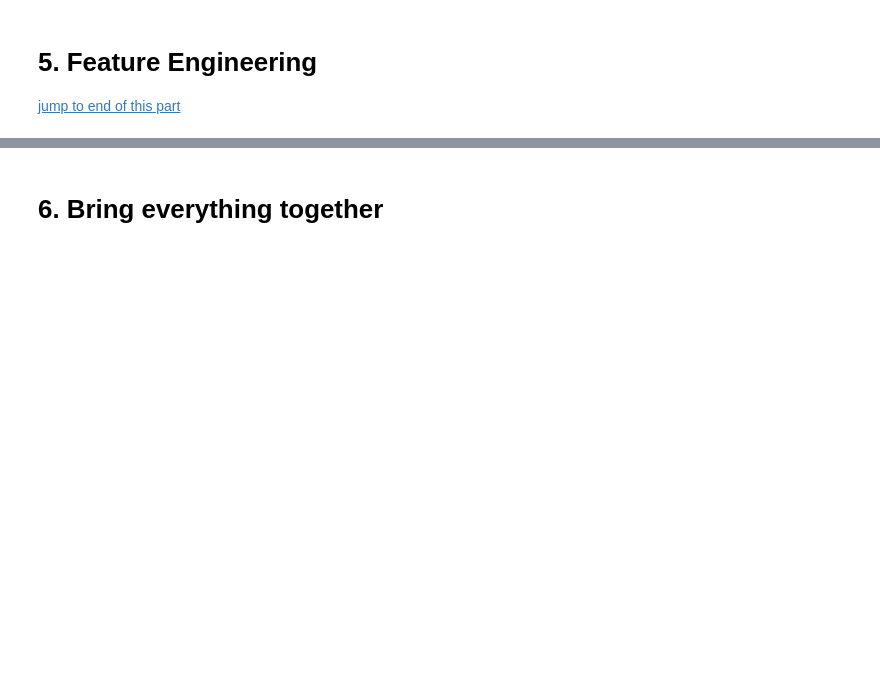
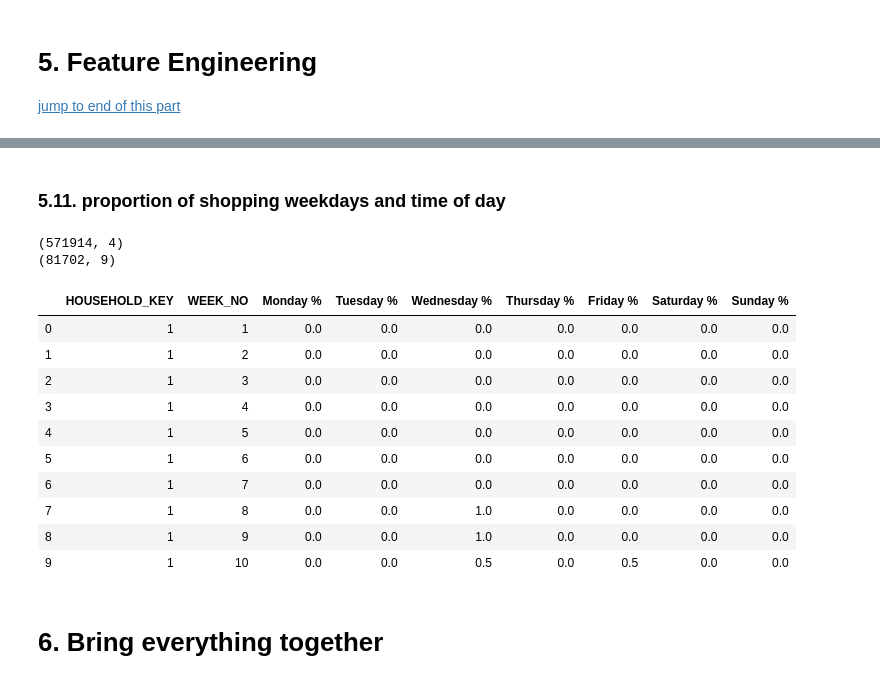
Before and after one commit to robmoratore/ShellDnA, a Jupyter notebook: DnA 2.0/cleaned main notebook.ipynb, the cells around one changed output, grey strips where cells are left out. Saved outputs shown, nothing was run; the diff lists cells and outputs as text; code cells hidden in the pictures; blank space fills up the shorter version.

```diff
--- a/DnA 2.0/cleaned main notebook.ipynb
+++ b/DnA 2.0/cleaned main notebook.ipynb
@@ -758,2 +1217,77 @@ xgb.plot_importance(bst,max_num_features=10)
+# %% [markdown]
+### 5.11. proportion of shopping weekdays and time of day
+# %%
+all_hhs = df_transactions['HOUSEHOLD_KEY'].sort_values().drop_duplicates().tolist()
+household_column = [[hh]*7*102 for hh in all_hhs]
+household_column = [h for sub in household_column for h in sub]
+
+week_col = [[[i]*7 for i in range(1,103)]]*801
+week_col = [i for sublist in week_col for i in sublist]
+week_col = [i for sublist in week_col for i in sublist]
+weekday_column = ['Monday','Tuesday','Wednesday','Thursday','Friday','Saturday','Sunday']*102*801
+all_weeks_households_weekdays = pd.DataFrame(list(zip(household_column,week_col,weekday_column)), columns=['HOUSEHOLD_KEY','WEEK_NO','weekday'])
+
+shopping_days = df_transactions[['HOUSEHOLD_KEY','WEEK_NO','weekday']].drop_duplicates()
+
+shopping_days = shopping_days.sort_values(['HOUSEHOLD_KEY','WEEK_NO'])
+shopping_days['exists'] = 1
+
+all_weeks_households_weekdays_count = all_weeks_households_weekdays.merge(shopping_days, on=['HOUSEHOLD_KEY','WEEK_NO','weekday'], how='left')
+all_weeks_households_weekdays_count.fillna(0, inplace=True)
+
+print(all_weeks_households_weekdays_count.shape)
+all_weeks_households_weekdays_count.head()
+
+grouped_shopping_day_proportions = all_weeks_households_weekdays_count.groupby('HOUSEHOLD_KEY')
+
+new_df = pd.DataFrame()
+for name, group in grouped_shopping_day_proportions:
+#     print(group)
+    hh_key = group['HOUSEHOLD_KEY'].iloc[0]
+
+    weekdays = group[['WEEK_NO','weekday','exists']]
+
+    week_col = [[i for i in range(1,103)]]*7
+    week_col = [i for sublist in week_col for i in sublist]
+
+    hh_col = [[hh_key]*102*7]
+    hh_col = [h for sub in hh_col for h in sub]
+
+    weekdays = weekdays.groupby('weekday').expanding().sum().reset_index()
+
+    weekdays['WEEK_NO'] = week_col
+    weekdays['HOUSEHOLD_KEY'] = hh_col
+    weekdays.drop('level_1', axis=1, inplace=True)
+
+    new_df = new_df.append(weekdays)
+
+
+shopping_day_proportions = new_df.copy()
+
+visit_day_counts = pd.pivot_table(shopping_day_proportions, columns = 'weekday', values='exists', index=['HOUSEHOLD_KEY','WEEK_NO'] )
+
+visit_day_proportions = visit_day_counts.copy()
+visit_day_proportions['total_visits'] =  visit_day_proportions[['Monday', 'Tuesday','Wednesday','Thursday','Friday','Saturday','Sunday']].sum(axis=1)
+visit_day_proportions = visit_day_proportions[['Monday', 'Tuesday','Wednesday','Thursday','Friday','Saturday','Sunday']].div(visit_day_proportions['total_visits'], axis=0)
+visit_day_proportions.columns = [str(col) + ' %' for col in visit_day_proportions.columns]
+visit_day_proportions = visit_day_proportions.reset_index()
+visit_day_proportions.fillna(0, inplace=True)
+
+print(visit_day_proportions.shape)
+visit_day_proportions.head(10)
+# %% [output]
+(571914, 4)
+(81702, 9)
+|  | HOUSEHOLD_KEY | WEEK_NO | Monday % | Tuesday % | Wednesday % | Thursday % | Friday % | Saturday % | Sunday % |
+| 0 | 1 | 1 | 0.0 | 0.0 | 0.0 | 0.0 | 0.0 | 0.0 | 0.0 |
+| 1 | 1 | 2 | 0.0 | 0.0 | 0.0 | 0.0 | 0.0 | 0.0 | 0.0 |
+| 2 | 1 | 3 | 0.0 | 0.0 | 0.0 | 0.0 | 0.0 | 0.0 | 0.0 |
+| 3 | 1 | 4 | 0.0 | 0.0 | 0.0 | 0.0 | 0.0 | 0.0 | 0.0 |
+| 4 | 1 | 5 | 0.0 | 0.0 | 0.0 | 0.0 | 0.0 | 0.0 | 0.0 |
+| 5 | 1 | 6 | 0.0 | 0.0 | 0.0 | 0.0 | 0.0 | 0.0 | 0.0 |
+| 6 | 1 | 7 | 0.0 | 0.0 | 0.0 | 0.0 | 0.0 | 0.0 | 0.0 |
+| 7 | 1 | 8 | 0.0 | 0.0 | 1.0 | 0.0 | 0.0 | 0.0 | 0.0 |
+| 8 | 1 | 9 | 0.0 | 0.0 | 1.0 | 0.0 | 0.0 | 0.0 | 0.0 |
+| 9 | 1 | 10 | 0.0 | 0.0 | 0.5 | 0.0 | 0.5 | 0.0 | 0.0 |
 # %% [markdown]
 # 6. Bring everything together <a class="anchor" id="bring_together"></a>
```
Also changed, not shown: parts of 37 cells of this notebook, 1 other file.
